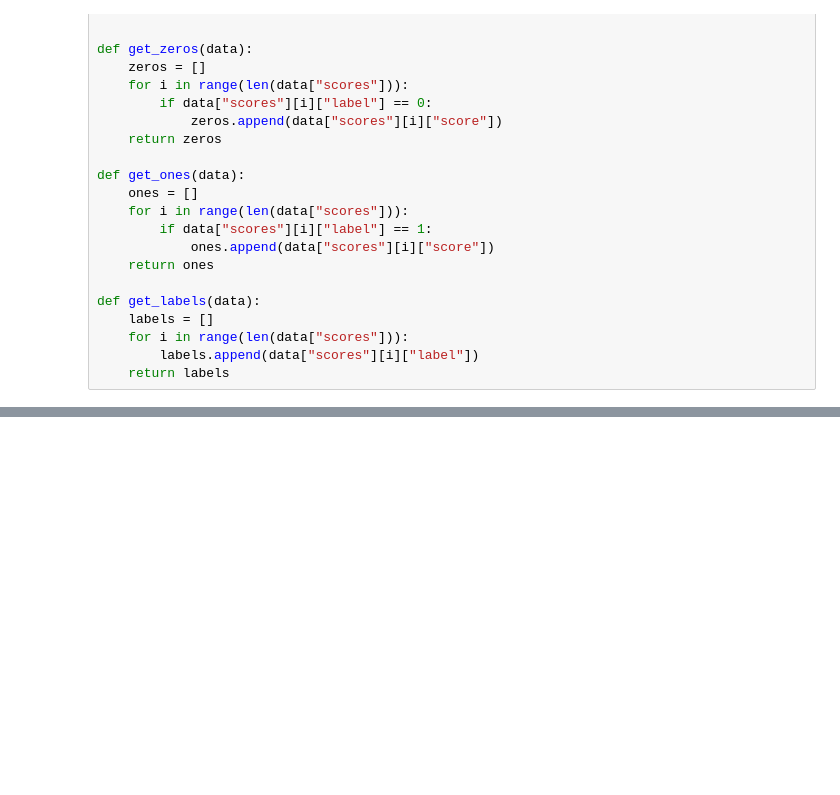
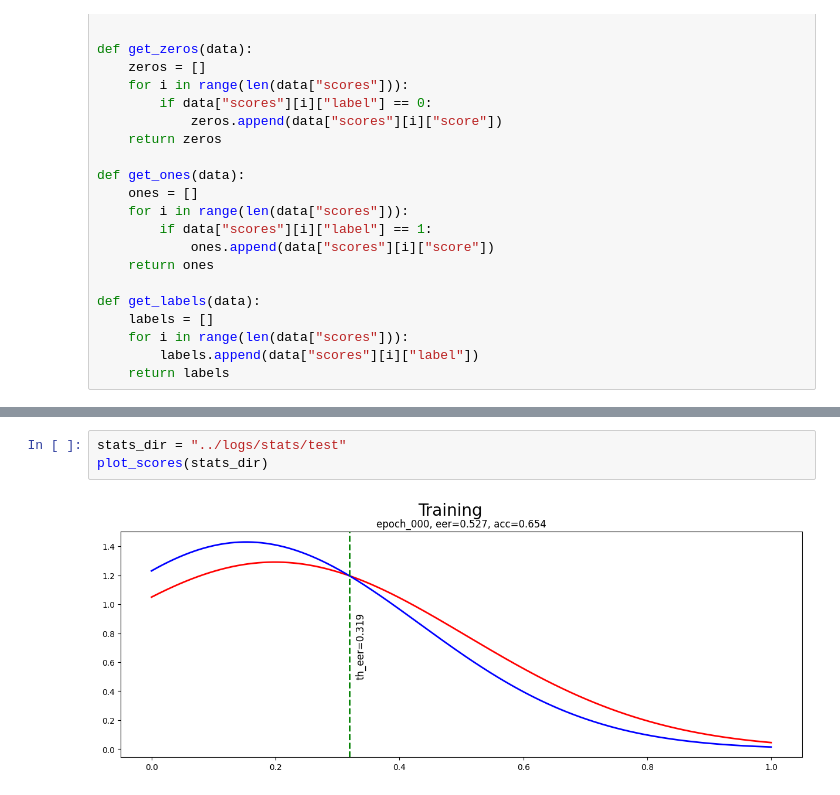
Before and after one commit to ozogxyz/spoof, a Jupyter notebook: notebooks/scores.ipynb, the cells around one changed output, grey strips where cells are left out. Cells and saved outputs as stored; diff of their text form; blank space fills up the shorter version.

```diff
--- a/notebooks/scores.ipynb
+++ b/notebooks/scores.ipynb
@@ -87,0 +77,5 @@ plt.hist(preds, bins=10, density=True, alpha=0.7)
+# %%
+stats_dir = "../logs/stats/test"
+plot_scores(stats_dir)
+# %% [output]
+[figure, added]
```
Also changed, not shown: parts of 4 cells of this notebook, 1 other file.
